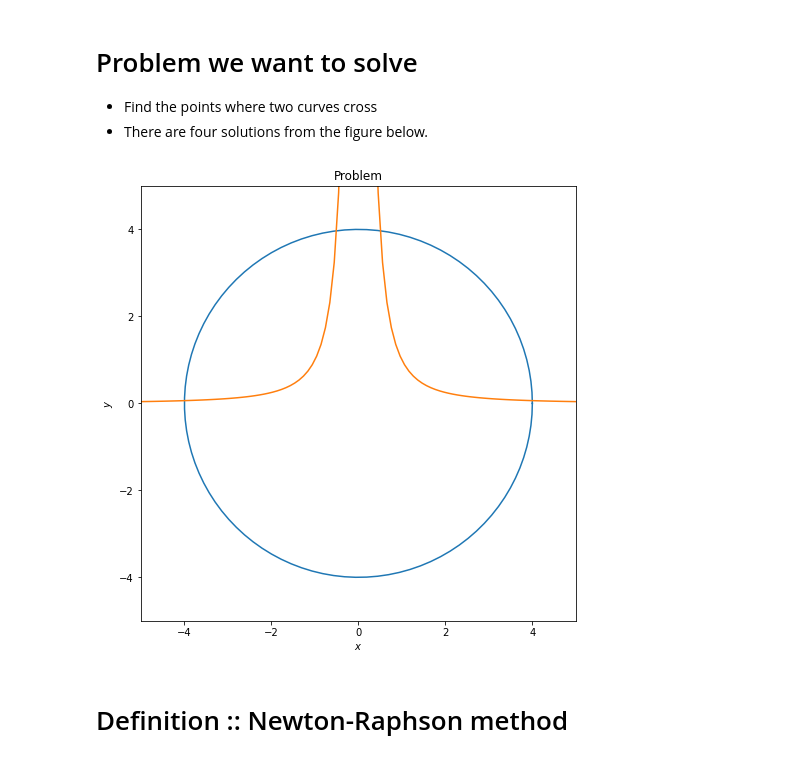
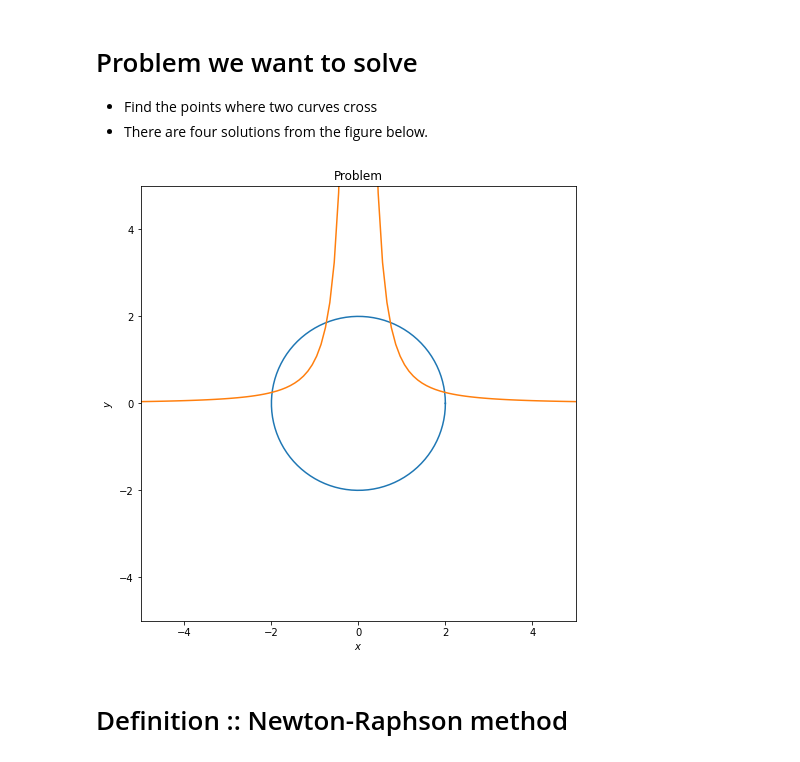
Before and after one commit to hir0ok/w4, a Jupyter notebook: W4demo_FujisawaProblem.ipynb, the cells around one changed output. Saved outputs shown, nothing was run; the diff lists cells and outputs as text; code cells hidden in the pictures.

Commit message:
correct: figure of Fujisawa Problem

```diff
--- a/W4demo_FujisawaProblem.ipynb
+++ b/W4demo_FujisawaProblem.ipynb
@@ -83,22 +83,22 @@ vn, Fn, Fan, Jacn = calc_source(x,f);
 # %%
 fig = plt.figure(figsize=(8,8));
 ax = fig.add_subplot(1,1,1);
 
 theta = np.linspace(0,2.0*pi,100);
-x1 = 4.0*cos(theta);
-y1 = 4.0*sin(theta);
+x1 = 2.0*cos(theta);
+y1 = 2.0*sin(theta);
 ax.plot(x1,y1);
 x2 = np.linspace(-5.,5.,100);
 y2 = 1./x2**2;
 ax.plot(x2,y2);
 ax.set_xlabel("$x$");
 ax.set_ylabel("$y$");
 ax.set_xlim(-5,5);
 ax.set_ylim(-5,5);
 ax.set_aspect('equal');
 ax.set_title("Problem");
 # %% [output]
-[figure, old version]
+[figure, new version]
 # %% [markdown]
 # Definition :: Newton-Raphson method
 # %%
```
Also changed, not shown: 3 other files.
